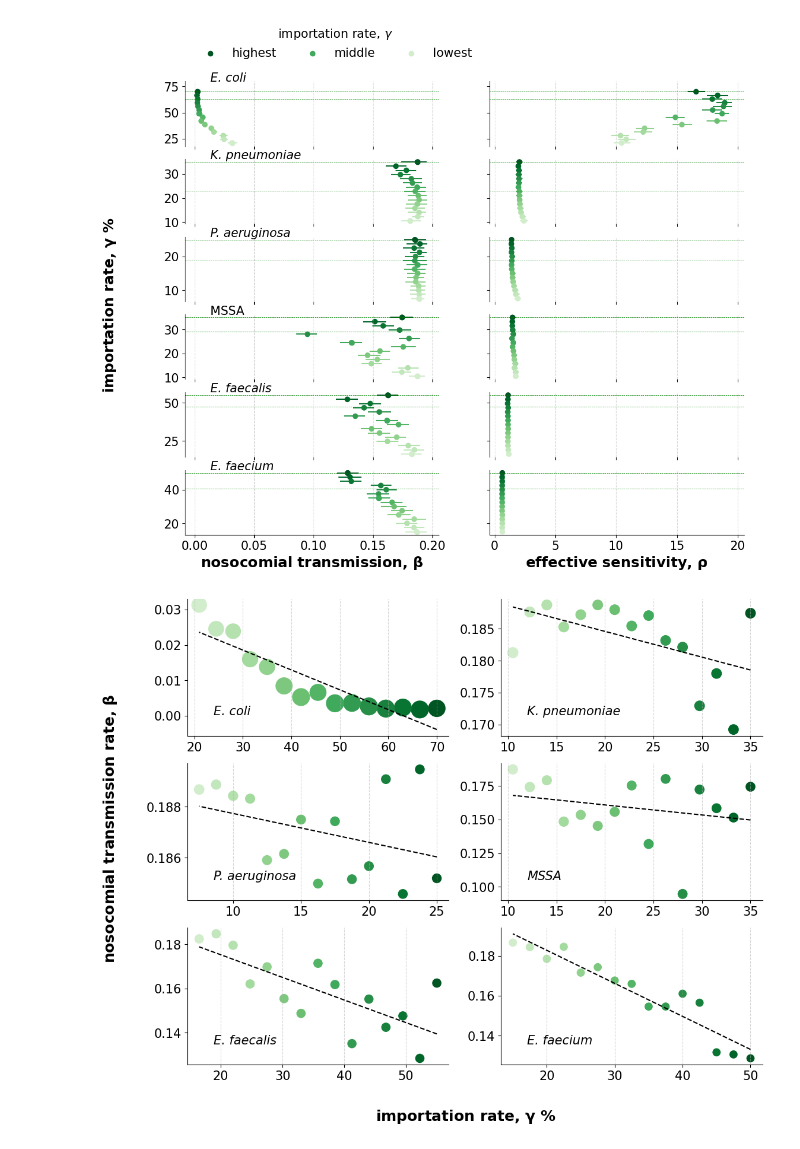
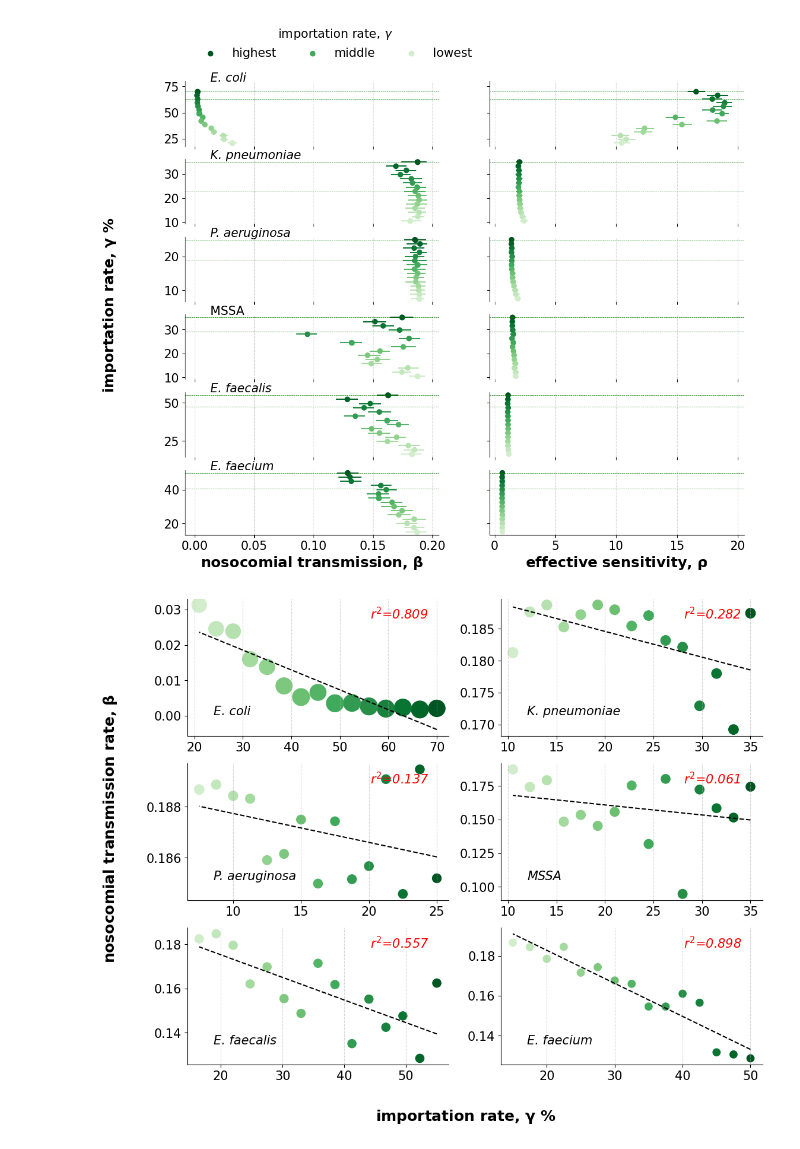
Before and after one commit to ChaosDonkey06/AMR_ABM2, a Jupyter notebook: abm/reviews_epidemics/gamma_sensitivity.ipynb, the cells around one changed output. Drawn from its saved outputs; the diff is of its cells as text; code cells hidden in the pictures.

```diff
--- a/abm/reviews_epidemics/gamma_sensitivity.ipynb
+++ b/abm/reviews_epidemics/gamma_sensitivity.ipynb
@@ -208,39 +212,46 @@ fig.savefig(os.path.join("figures", "gamma_sensitivity.png"),
 # %%
 def linear_regression(x, y):
     from scipy.stats import linregress
-    slope, intercept, _, _, _ = linregress(x, y)
+    slope, intercept, r, _, _ = linregress(x, y)
     yhat = x * slope + intercept
-    return slope, intercept, yhat
+    return slope, intercept, yhat, r**2
 
 fig, ax = plt.subplots(3, 2, figsize=(12.5, 10.2), sharey=False, sharex=False)
 
 for i_amro, axi in enumerate(ax.flatten()):
 
     amro   = amro_search[i_amro]
     gamma  = empirical_prevalence(amro, path_to_prev="../../data/amro_prevalence.csv")
     y_axis = gamma[0] * np.arange(0.3, 1+0.05, 0.05)[::-1] * 100
 
     sizes_ρ = np.sqrt(10000*θ_mean[i_amro, :, 0])
 
     axi.scatter(y_axis, θ_mean[i_amro, :, 1], fc=COLORS_GAMMA, s = sizes_ρ)
 
-    _, _, yhat = linear_regression(y_axis, θ_mean[i_amro, :, 1])
+    _, _, yhat, r2 = linear_regression(y_axis, θ_mean[i_amro, :, 1])
     axi.plot(y_axis, yhat, color="black", linestyle="--")
 
     axi.grid(axis="x", linestyle="--", alpha=0.5)
     axi.spines['right'].set_visible(False)
     axi.spines['top'].set_visible(False)
 
     axi.text(s        = amro2title(amro_search[i_amro]),
             x         = 0.1,
             y         = 0.15,
             transform = axi.transAxes,
             style     = style)
 
+    axi.text(s        = r"$r^2$"+"={:0.3f}".format(r2),
+            x         = 0.7,
+            y         = 0.85,
+            transform = axi.transAxes,
+            style     = style,
+            color     = "red")
+
 fig.supxlabel(r"importation rate, $\mathbf{\gamma}$ %", weight="bold")
 fig.supylabel(r"nosocomial transmission rate, $\mathbf{\beta}$", x=0.01, weight="bold")
 
 fig.savefig(os.path.join("figures", "regression_gamma_sensitivity.png"),
                                                 dpi=300, transparent=True, bbox_inches = 'tight')
 # %% [output]
-[figure, old version]
+[figure, new version]
```
Also changed, not shown: parts of 1 cell of this notebook, 3 other files.
